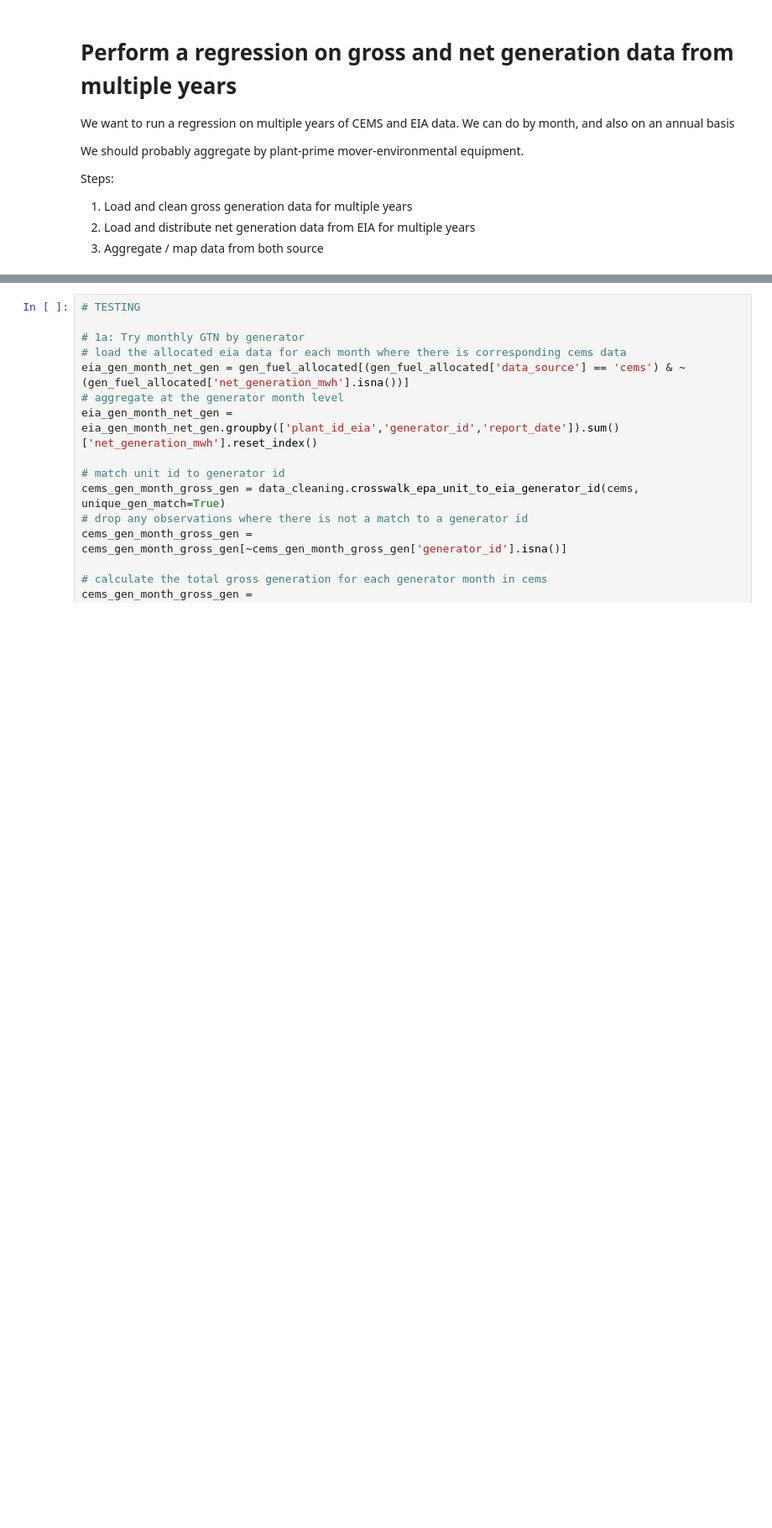
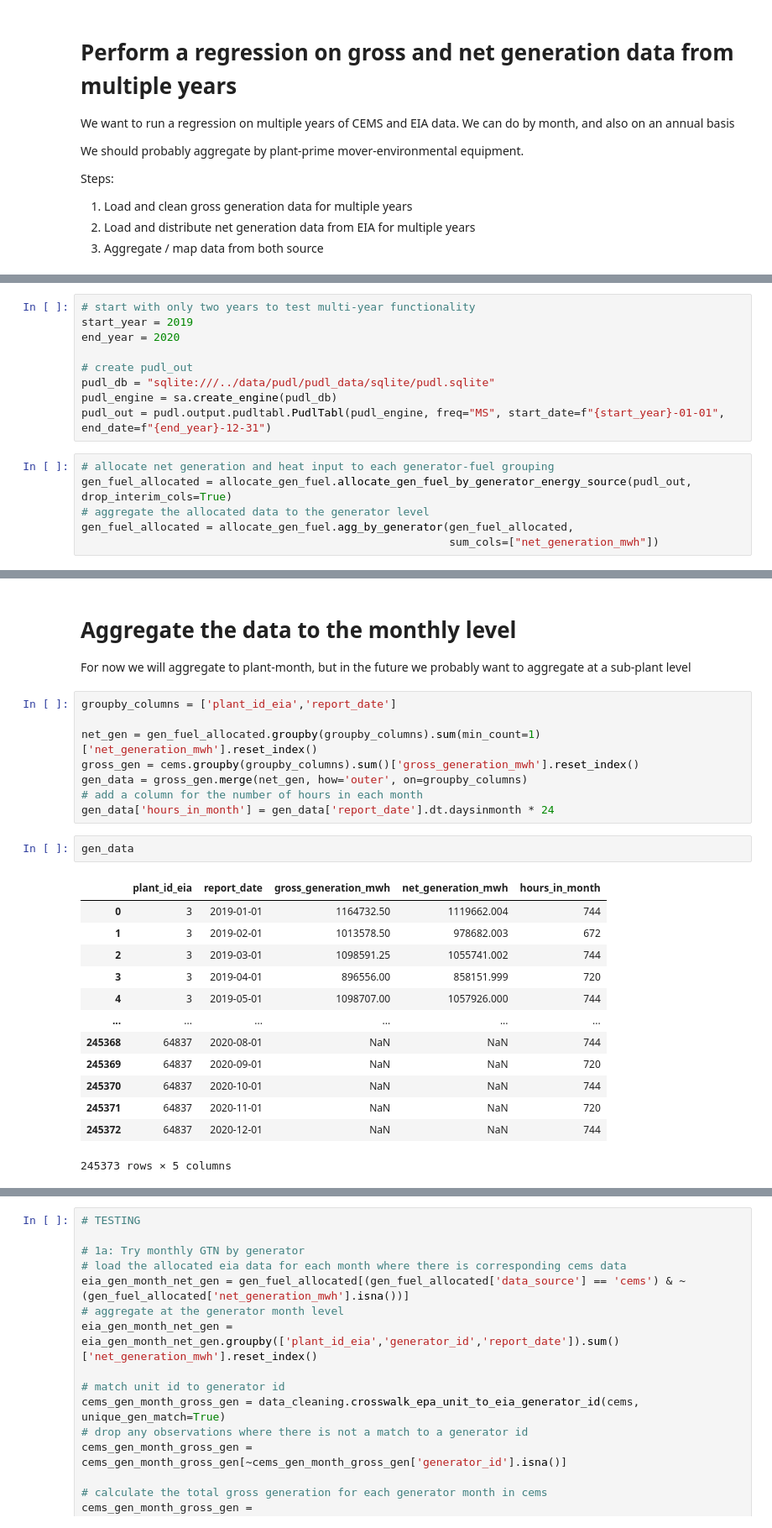
Before and after one commit to singularity-energy/open-grid-emissions, a Jupyter notebook: notebooks/test_gross_to_net.ipynb, the cells around one changed output, grey strips where cells are left out. Shown at 84% size. Drawn from its saved outputs; the diff is of its cells as text; blank space fills up the shorter version.

Commit message:
start gross to net exploration

```diff
--- a/notebooks/test_gross_to_net.ipynb
+++ b/notebooks/test_gross_to_net.ipynb
@@ -11,0 +40,15 @@ Steps:
+# %%
+# start with only two years to test multi-year functionality
+start_year = 2019
+end_year = 2020
+
+# create pudl_out
+pudl_db = "sqlite:///../data/pudl/pudl_data/sqlite/pudl.sqlite"
+pudl_engine = sa.create_engine(pudl_db)
+pudl_out = pudl.output.pudltabl.PudlTabl(pudl_engine, freq="MS", start_date=f"{start_year}-01-01", end_date=f"{end_year}-12-31")
+# %%
+# allocate net generation and heat input to each generator-fuel grouping
+gen_fuel_allocated = allocate_gen_fuel.allocate_gen_fuel_by_generator_energy_source(pudl_out, drop_interim_cols=True)
+# aggregate the allocated data to the generator level
+gen_fuel_allocated = allocate_gen_fuel.agg_by_generator(gen_fuel_allocated,
+                                                        sum_cols=["net_generation_mwh"])
@@ -11,0 +103,27 @@ Steps:
+# %% [markdown]
+# Aggregate the data to the monthly level
+For now we will aggregate to plant-month, but in the future we probably want to aggregate at a sub-plant level
+# %%
+groupby_columns = ['plant_id_eia','report_date']
+
+net_gen = gen_fuel_allocated.groupby(groupby_columns).sum(min_count=1)['net_generation_mwh'].reset_index()
+gross_gen = cems.groupby(groupby_columns).sum()['gross_generation_mwh'].reset_index()
+gen_data = gross_gen.merge(net_gen, how='outer', on=groupby_columns)
+# add a column for the number of hours in each month
+gen_data['hours_in_month'] = gen_data['report_date'].dt.daysinmonth * 24
+# %%
+gen_data
+# %% [output]
+|  | plant_id_eia | report_date | gross_generation_mwh | net_generation_mwh | hours_in_month |
+| 0 | 3 | 2019-01-01 | 1164732.50 | 1119662.004 | 744 |
+| 1 | 3 | 2019-02-01 | 1013578.50 | 978682.003 | 672 |
+| 2 | 3 | 2019-03-01 | 1098591.25 | 1055741.002 | 744 |
+| 3 | 3 | 2019-04-01 | 896556.00 | 858151.999 | 720 |
+| 4 | 3 | 2019-05-01 | 1098707.00 | 1057926.000 | 744 |
+| ... | ... | ... | ... | ... | ... |
+| 245368 | 64837 | 2020-08-01 | NaN | NaN | 744 |
+| 245369 | 64837 | 2020-09-01 | NaN | NaN | 720 |
+| 245370 | 64837 | 2020-10-01 | NaN | NaN | 744 |
+| 245371 | 64837 | 2020-11-01 | NaN | NaN | 720 |
+| 245372 | 64837 | 2020-12-01 | NaN | NaN | 744 |
+245373 rows × 5 columns
```
Also changed, not shown: parts of 12 cells of this notebook, 3 other files.
